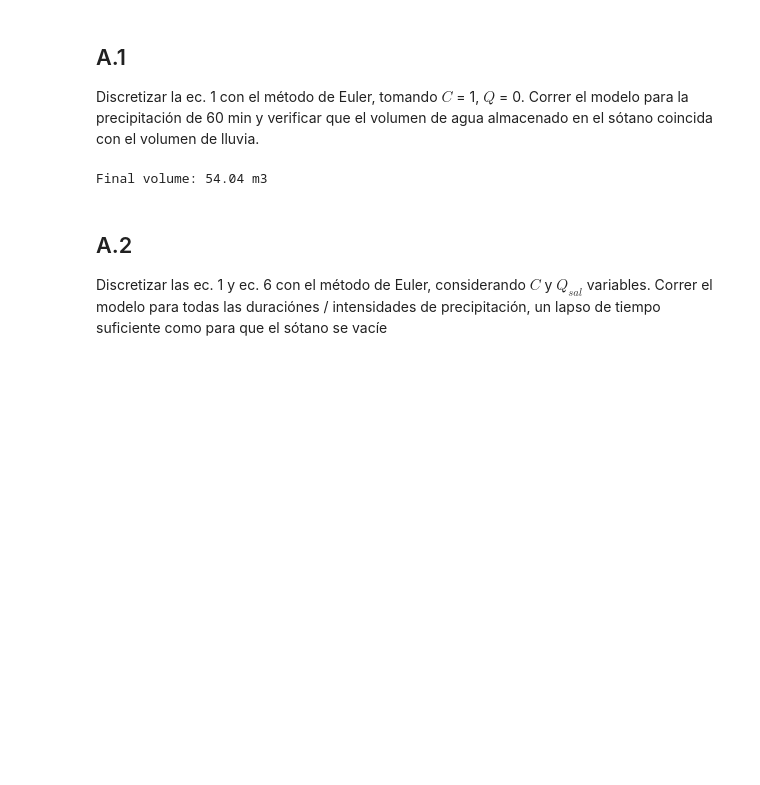
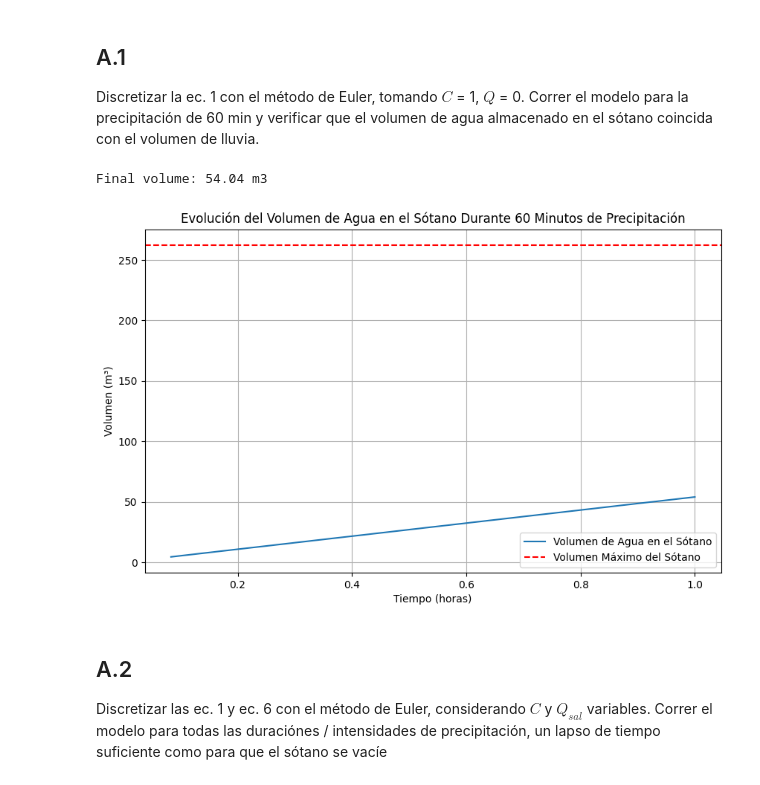
Before and after one commit to MaximoGismondi/numerico-cavaliere, a Jupyter notebook: tp/modelo.ipynb, the cells around one changed output. Drawn from its saved outputs; the diff is of its cells as text; code cells hidden in the pictures; blank space fills up the shorter version.

```diff
--- a/tp/modelo.ipynb
+++ b/tp/modelo.ipynb
@@ -66,13 +66,33 @@ d_time = 5 / 60  # h
 water_volume = 0  # m3
 time = 0  # h
 
+volumes = []
+times = []
+
 while time < DURATION:
+    q_ent = f_q_ent(INFILTRATION, INTENSITY, A_TERR)  # m3/h
     water_volume = water_volume + d_time * d_volume(time, water_volume)
     time += d_time
+    volumes.append(water_volume)
+    times.append(time)
 
 print(f"Final volume: {round(water_volume, 2)} m3")
 # %% [output]
 Final volume: 54.04 m3
+# %%
+import matplotlib.pyplot as plt
+
+plt.figure(figsize=(10, 6))
+plt.plot(times, volumes, label='Volumen de Agua en el Sótano')
+plt.axhline(y=V_SOT, color='r', linestyle='--', label='Volumen Máximo del Sótano')
+plt.xlabel('Tiempo (horas)')
+plt.ylabel('Volumen (m³)')
+plt.title('Evolución del Volumen de Agua en el Sótano Durante 60 Minutos de Precipitación')
+plt.legend()
+plt.grid(True)
+plt.show()
+# %% [output]
+[figure, added]
 # %% [markdown]
 ## A.2
 
```
Also changed, not shown: parts of 3 cells of this notebook.
